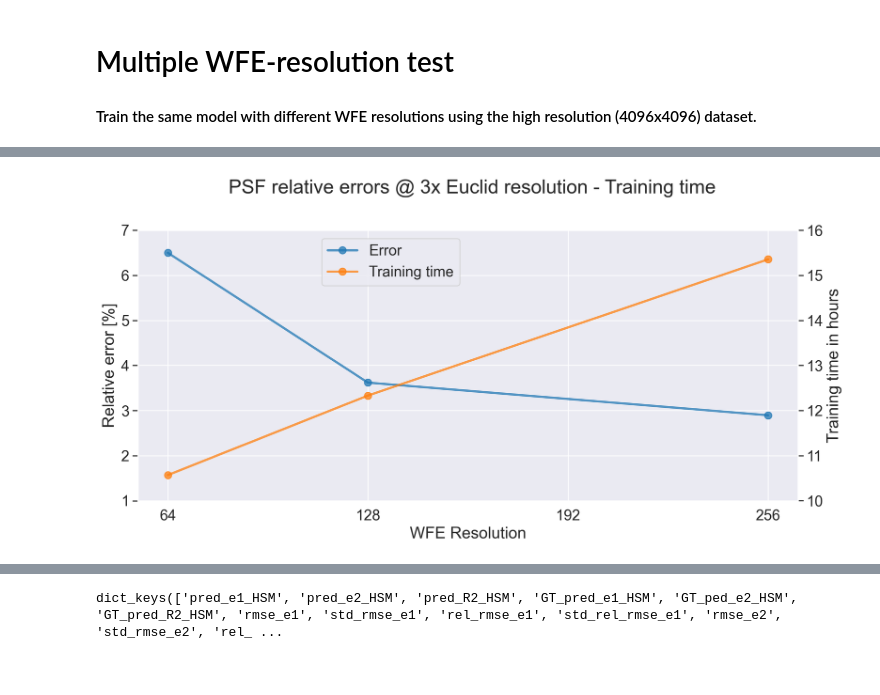
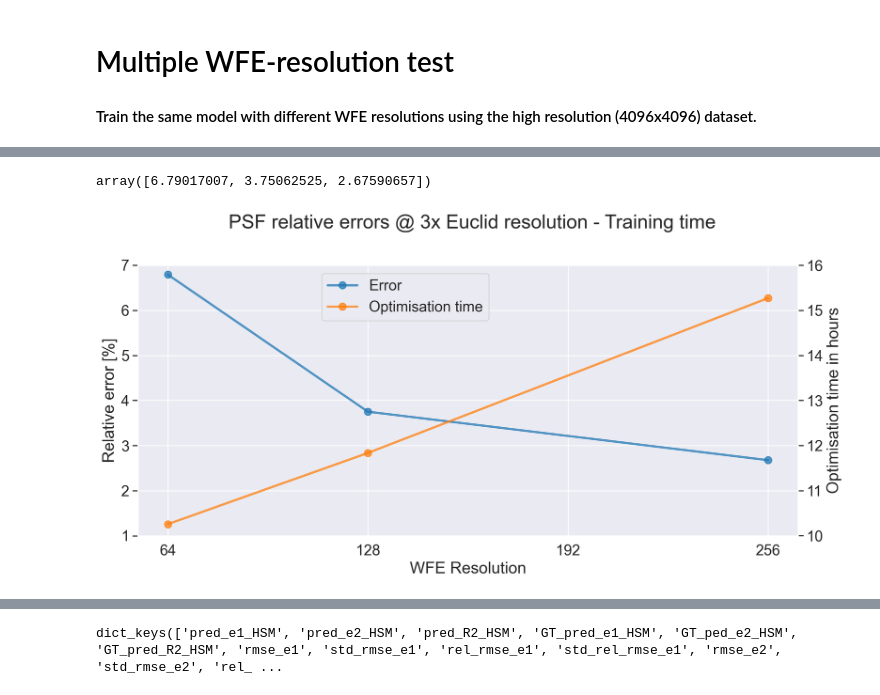
Before and after one commit to tobias-liaudat/wf-SEDs, a Jupyter notebook: WFE_sampling_test/notebooks/multi_wfe_train.ipynb, the cells around one changed output, grey strips where cells are left out. Cells and saved outputs as stored; diff of their text form; code cells hidden in the pictures.

```diff
--- a/WFE_sampling_test/notebooks/multi_wfe_train.ipynb
+++ b/WFE_sampling_test/notebooks/multi_wfe_train.ipynb
@@ -42,9 +42,9 @@ opd_metrics = ['rmse_opd','rmse_std_opd','rel_rmse_opd','rel_rmse_std_opd']
 poly_metrics = ['rmse','std_rmse','rel_rmse','std_rel_rmse']
 # %%
 # Load metrics
+models_id = [64, 128, 4096] # load the mo
+metrics_models_list = [np.load(metrics_path+metrics_file.format(str(id)), allow_pickle=True)[()] for id in models_id]
 models_id = [64, 128, 256]
-metrics_models_list = [np.load(metrics_path+metrics_file.format(str(id)), allow_pickle=True)[()] for id in models_id]
-
 # Load computing times
 times = [float(open(log_files_paht.format(str(id))).readlines()[-3][20:-1]) for id in models_id]
 # %%
@@ -60,6 +76,10 @@ s_rmse = np.array([model['test_metrics']['poly_metric']['std_rmse'] for model in
 
 rel_rmse_3x = np.array([model['test_metrics']['shape_results_dict']['rel_pix_rmse'] for model in metrics_models_list])
 rel_rmse_3x_std = np.array([model['test_metrics']['shape_results_dict']['rel_pix_rmse_std'] for model in metrics_models_list])
+# %%
+rel_rmse_3x
+# %% [output]
+array([6.79017007, 3.75062525, 2.67590657])
 # %%
 # Define style
 define_plot_style()
@@ -73,36 +93,36 @@ fig.suptitle('PSF relative errors @ 3x Euclid resolution - Training time')
 
 color = 'tab:blue'
 ax1.set_xlabel('WFE Resolution')
 ax1.set_ylabel('Relative error [%]')
 ax1.plot(np.array(models_id), rel_rmse_3x,color=color,label='Error', **kwargs)
 # ax1.errorbar(np.array(models_id), rel_rmse_3x, rel_rmse_3x_std, solid_capstyle='projecting', capsize=5 ,color=color,label='Error', **kwargs)
 ax1.tick_params(axis='y')
 ax1.set_ylim((1,7))
 ax1.yaxis.set_major_locator(mpl.ticker.LinearLocator(7))
 ax1.yaxis.set_major_formatter(mtick.FormatStrFormatter('%i'))
 #ax1.locator_params(axis='y', nbins=8)
 ax1.xaxis.set_ticks([64,128,192,256])
 
 
 ax2 = ax1.twinx()  # instantiate a second axes that shares the same x-axis
 
 color = 'tab:orange'
-ax2.set_ylabel('Training time in hours')  # we already handled the x-label with ax1
-ax2.plot(np.array(models_id), np.array(times)/3600, color=color,label='Training time', **kwargs)
+ax2.set_ylabel('Optimisation time in hours')  # we already handled the x-label with ax1
+ax2.plot(np.array(models_id), np.array(times)/3600, color=color,label='Optimisation time', **kwargs)
 ax2.tick_params(axis='y')
 ax2.grid(None)
 ax2.set_ylim((10,16))
 ax2.yaxis.set_major_locator(mpl.ticker.LinearLocator(7))
 
 fig.tight_layout()  # otherwise the right y-label is slightly clipped
 
 fig.legend(loc=(0.3,0.7))
 
 plt.savefig('../figures/multires_model_error_vs_time.pdf')
 
 plt.show()
 # %% [output]
-[figure, old version]
+[figure, new version]
 # %%
 float(open(log_files_paht.format(str(128))).readlines()[-3][20:-1])
 # %% [output]
```
Also changed, not shown: parts of 2 cells of this notebook.
